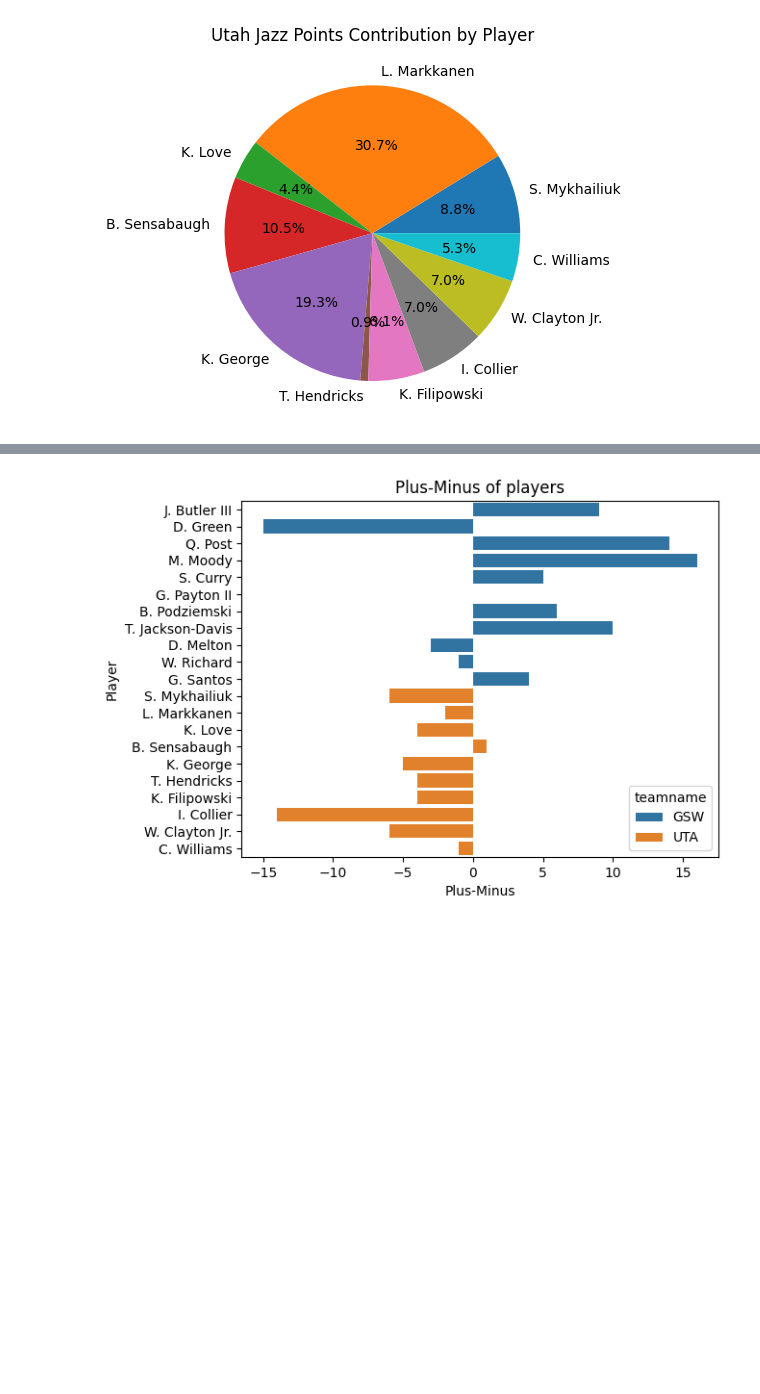
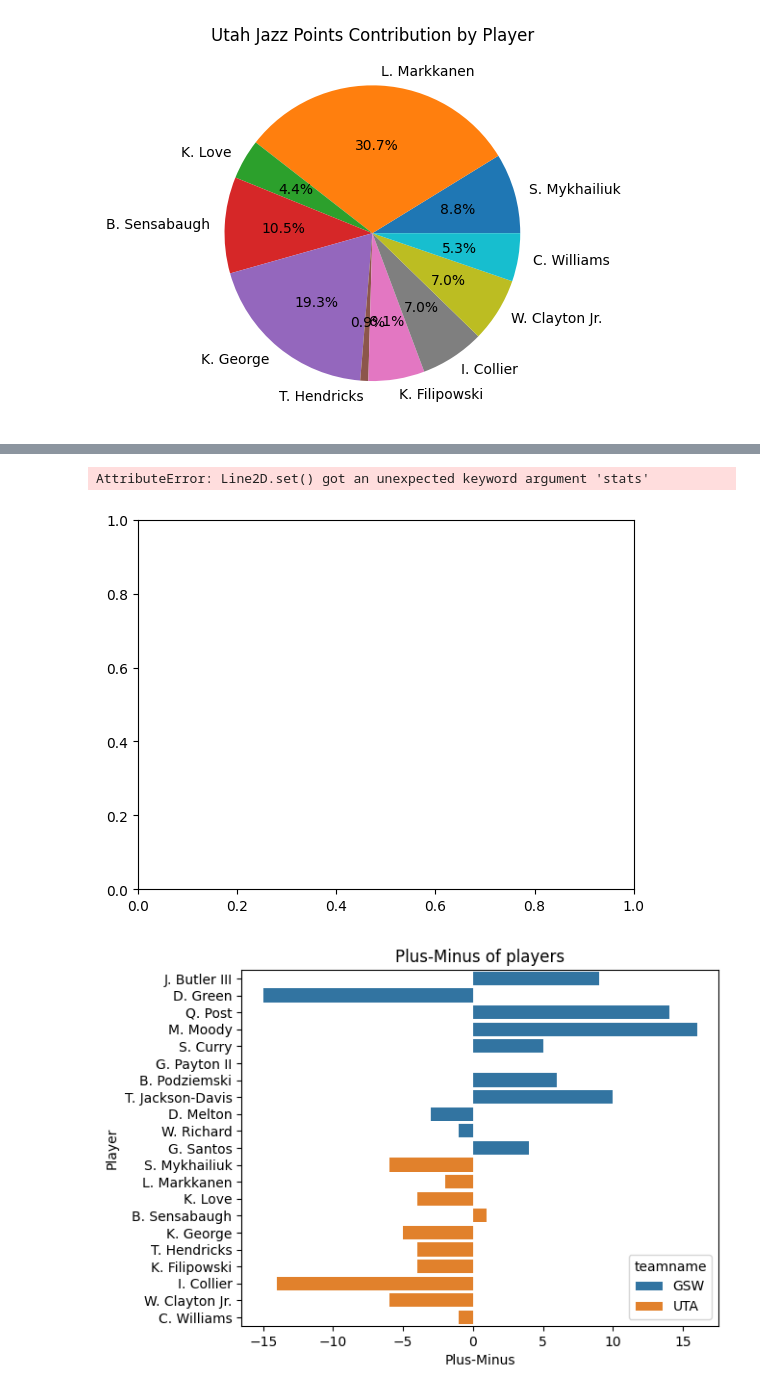
Before and after one commit to biiipin/analysis_nbagame, a Jupyter notebook: data_analysis.ipynb, the cells around one changed output, grey strips where cells are left out. Saved outputs shown, nothing was run; the diff lists cells and outputs as text; code cells hidden in the pictures; blank space fills up the shorter version.

```diff
--- a/data_analysis.ipynb
+++ b/data_analysis.ipynb
@@ -249,3 +268,22 @@ plt.show()
+# %%
+#cumulative points per quarter
+cumulative_points=stats_quarterly.copy()
+Quaters=['Q1','Q2','Q3','Q4']
+
+
+cumulative_points[['C1','C2','C3','C4']]=stats_quarterly[['Q1','Q2','Q3','Q4']].cumsum(axis=1)
+
+
+for i,rows in cumulative_points.iterrows():
+    plt.plot(['Q1','Q2','Q3','Q4'],rows[['C1','C2','C3','C4']],marker='o', label=rows['Team'])
+plt.title('Cumulative Points per Quarter')
+plt.xlabel('Quarter')
+plt.ylabel('Points')
+plt.legend()
+plt.show()
+# %% [output]
+AttributeError: Line2D.set() got an unexpected keyword argument 'stats'
+[figure, added]
 # %%
 #plus-minus of each players of both team
 sns.barplot(data=player, y='playername', x='plusminuspoints', hue='teamname')
```
Also changed, not shown: parts of 4 cells of this notebook, 1 other file.
